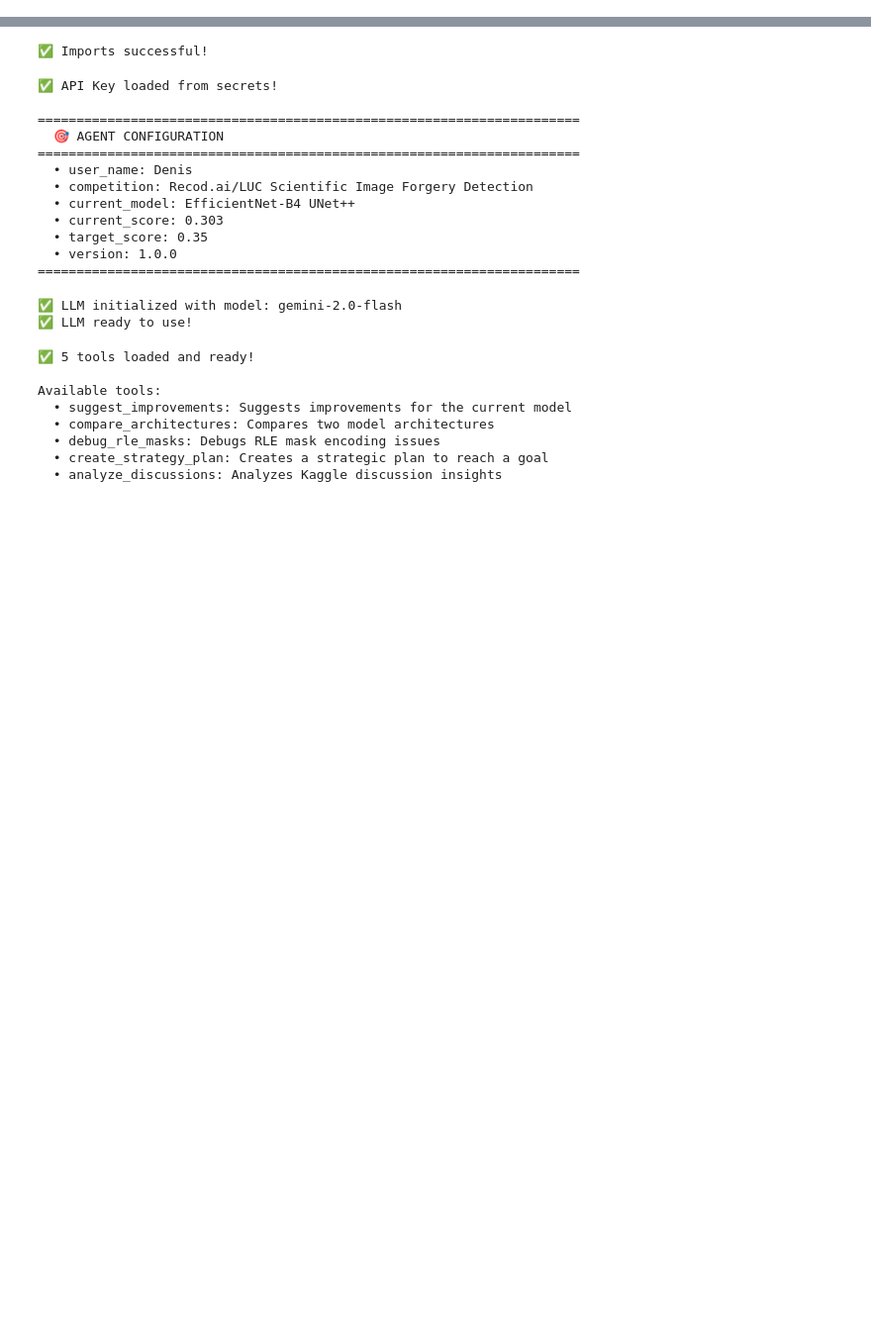
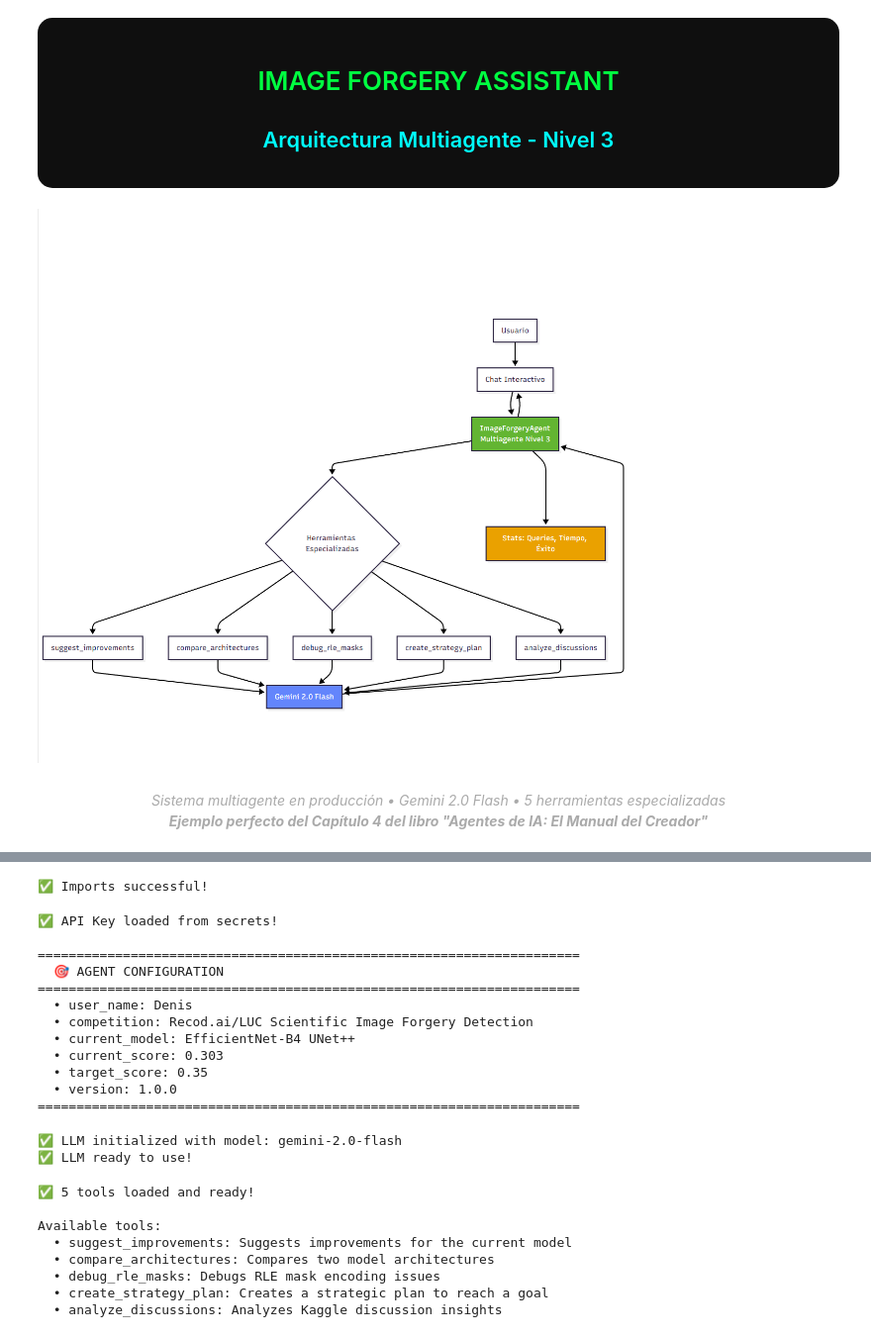
Before and after one commit to Denisijcu/3_Project_Boost, a Jupyter notebook: ai-agent-for-kaggle-image-forgery-detection-compet.ipynb, the cells around one changed output, grey strips where cells are left out. Shown: that part at 99% size. Cells and saved outputs as stored; diff of their text form; code cells hidden in the pictures; blank space fills up the shorter version.

Commit message:
Kaggle Notebook | AI Agent for Kaggle Image Forgery Detection Compet | Version 5

```diff
--- a/ai-agent-for-kaggle-image-forgery-detection-compet.ipynb
+++ b/ai-agent-for-kaggle-image-forgery-detection-compet.ipynb
@@ -1,3 +3,30 @@
+# %%
+from IPython.display import Image, display, HTML
+
+# Título épico
+display(HTML("""
+<div style="text-align:center; padding:20px; background:#0f0f0f; border-radius:15px; margin:10px 0;">
+    <h1 style="color:#00ff41; text-shadow: 0 0 10px #00ff41;">IMAGE FORGERY ASSISTANT</h1>
+    <h2 style="color:#00ffff;">Arquitectura Multiagente - Nivel 3</h2>
+</div>
+"""))
+
+# El gráfico
+display(Image(filename="/kaggle/input/graph-01/grafico.png", width=950))
+
+# Caption
+display(HTML("""
+<div style="text-align:center; color:#aaa; font-style:italic; margin-top:10px;">
+    Sistema multiagente en producción • Gemini 2.0 Flash • 5 herramientas especializadas<br>
+    <strong>Ejemplo perfecto del Capítulo 4 del libro "Agentes de IA: El Manual del Creador"</strong>
+</div>
+"""))
+# %% [output]
+IMAGE FORGERY ASSISTANT
+Arquitectura Multiagente - Nivel 3
+[figure, added]
+Sistema multiagente en producción • Gemini 2.0 Flash • 5 herramientas especializadas
+Ejemplo perfecto del Capítulo 4 del libro "Agentes de IA: El Manual del Creador"
 # %%
 """
 🤖 IMAGE FORGERY ASSISTANT - INTERACTIVE DEMO
```
Also changed, not shown: parts of 4 cells of this notebook.
